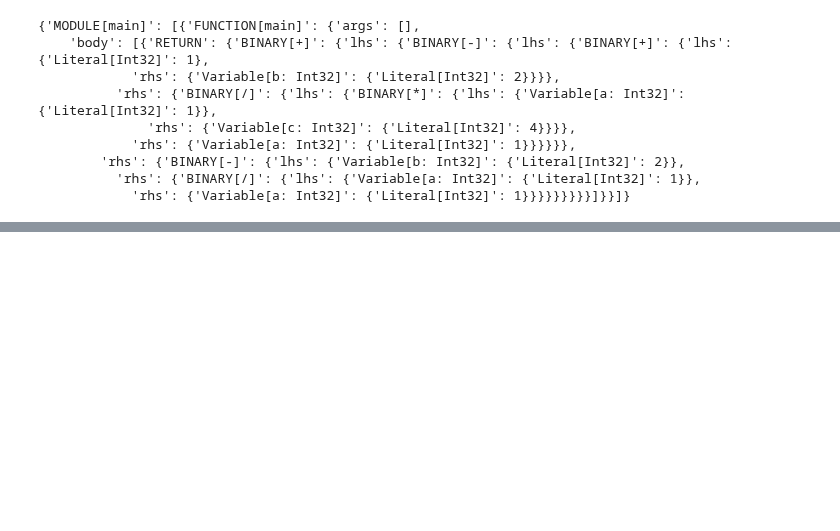
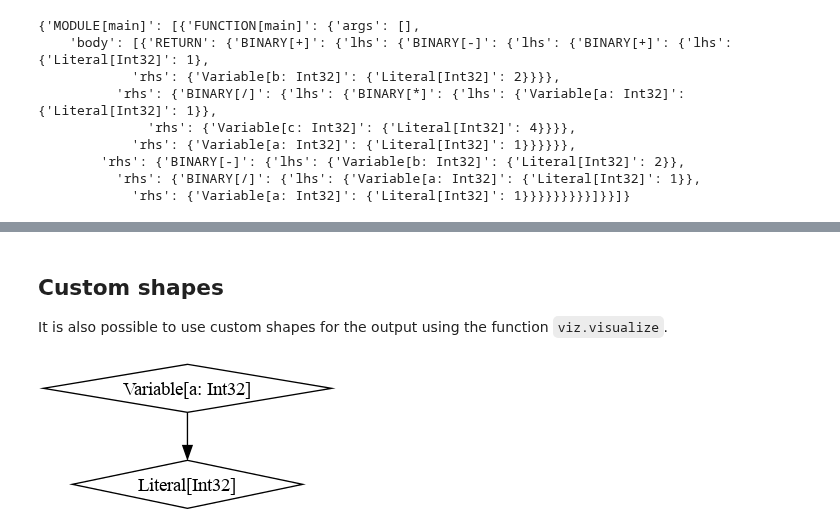
Before and after one commit to arxlang/astx, a Jupyter notebook: docs/example.ipynb, the cells around one changed output, grey strips where cells are left out. Cells and saved outputs as stored; diff of their text form; code cells hidden in the pictures; blank space fills up the shorter version.

Commit message:
feat: Add options for the graph visualization objects shape (#16)

```diff
--- a/docs/example.ipynb
+++ b/docs/example.ipynb
@@ -51 +51,5 @@ a
 Variable
+# %% [markdown]
+## Custom shapes
+
+It is also possible to use custom shapes for the output using the function `viz.visualize`.
@@ -51,0 +58,4 @@ Variable
+# %%
+viz.visualize(a.get_struct(), shape="diamond")
+# %% [output]
+[figure, added]
```
Also changed, not shown: parts of 6 cells of this notebook, 1 other file.
